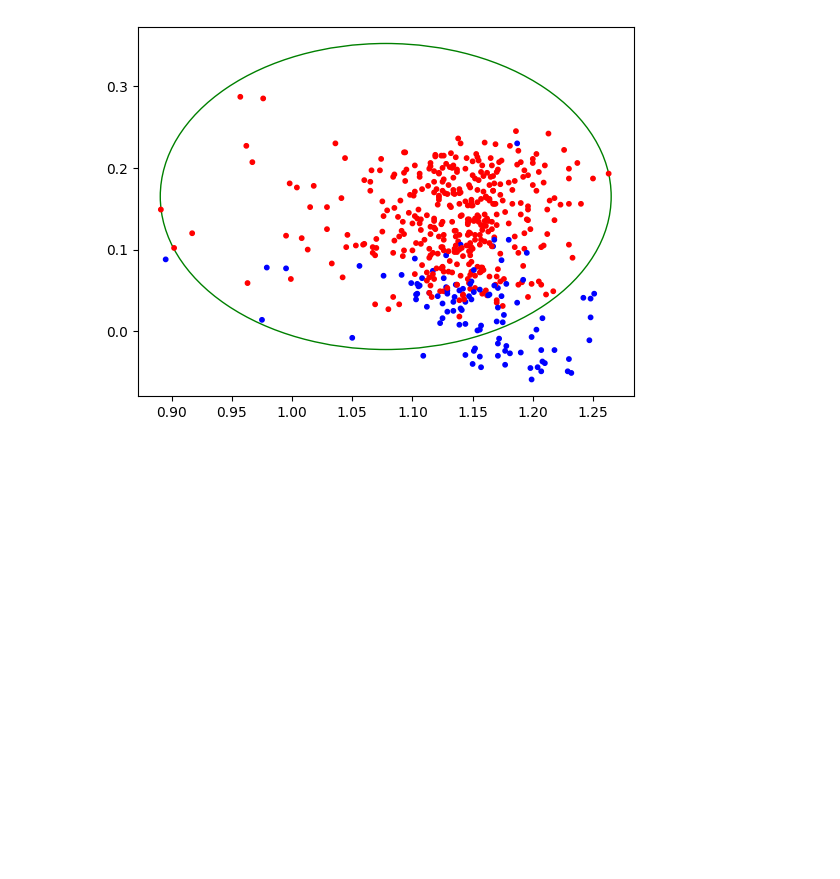
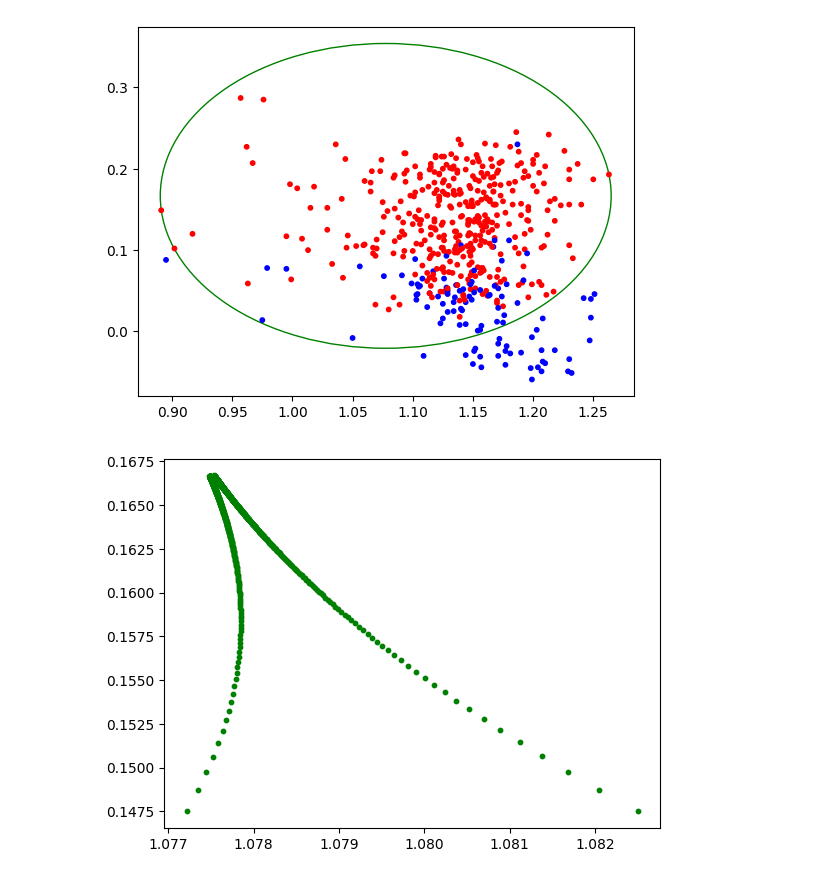
Before and after one commit to joanorePD/Astronomical_Anomaly_Detection_with_MEB, a Jupyter notebook: meb.ipynb, the cells around one changed output. Saved outputs shown, nothing was run; the diff lists cells and outputs as text; code cells hidden in the pictures; blank space fills up the shorter version.

```diff
--- a/meb.ipynb
+++ b/meb.ipynb
@@ -68,7 +68,7 @@ def e(idx):
 # %%
 A = df[df['Type']==b'ab'][['u-g', 'g-r']].values
 
-epsilon = 0.001
+epsilon = 0
 distances_to_a_1 = np.linalg.norm(A - A[0], axis=1)**2  # ||a_i - a_1||^2
 alpha = np.argmax(distances_to_a_1)
 distances_to_a_alpha = np.linalg.norm(A - A[alpha], axis=1)**2  if alpha is not None else np.zeros(len(A))  # ||a_i - a_α||^2
@@ -80,7 +80,7 @@ u[beta] = 0.5
 
 chi = [A[alpha], A[beta]]
 c = sum(u[i] * A[i] for i in range(len(A)))
-
+c_hist = [c]
 mu = phi(u)
 
 distances_to_c = np.linalg.norm(A - c, axis=1)**2
@@ -95,6 +95,7 @@ while delta > ((1 + epsilon)**2) - 1.0 and k < 1000:
     k += 1
     u = (1-lambd)*u + lambd*e(kappa)
     c = (1-lambd)*c + lambd*A[kappa]
+    c_hist.append(c)
     chi.append(A[kappa])
     mu = phi(u)
     distances_to_c = np.linalg.norm(A - c, axis=1)**2
@@ -123,3 +124,13 @@ plt.scatter(df['u-g'], df['g-r'], c=np.where(df['Type'] == b'ab', 'r', 'b'), s=1
 # %% [output]
 <matplotlib.collections.PathCollection at 0x...>
 [figure]
+# %%
+#plot center history
+
+for i in range(len(c_hist)):
+    plt.scatter(c_hist[i][0], c_hist[i][1], c='g', s=10)
+    #plt.annotate(str(i), (c_hist[i][0], c_hist[i][1]))
+
+plt.show()
+# %% [output]
+[figure, added]
```
Also changed, not shown: parts of 1 cell of this notebook, 17 other files.
